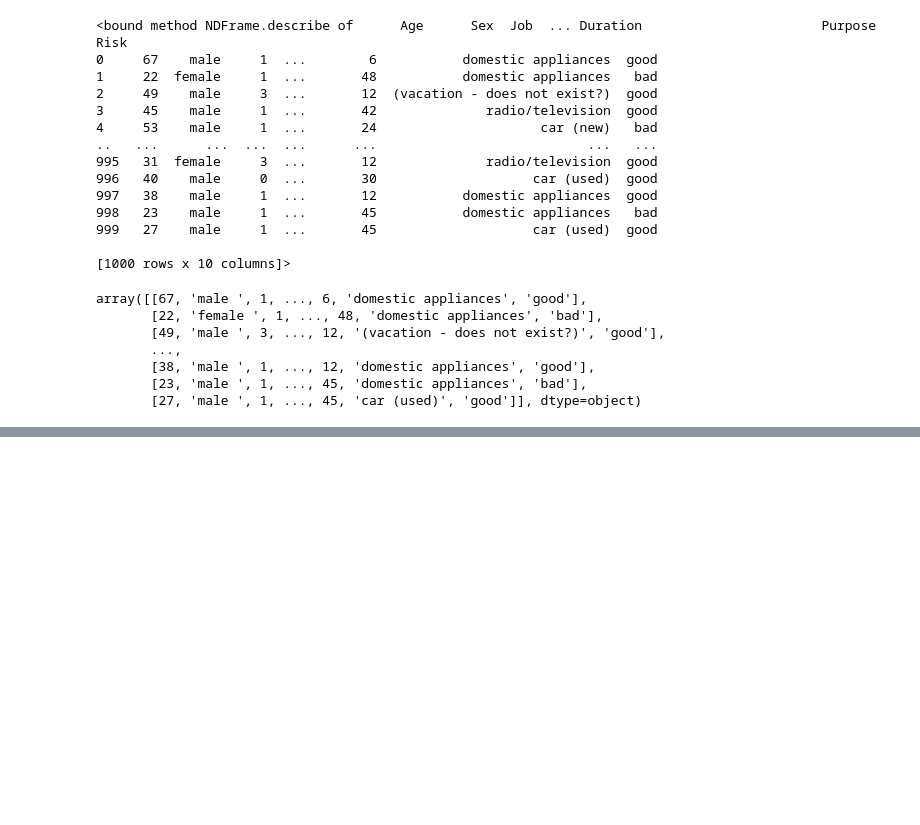
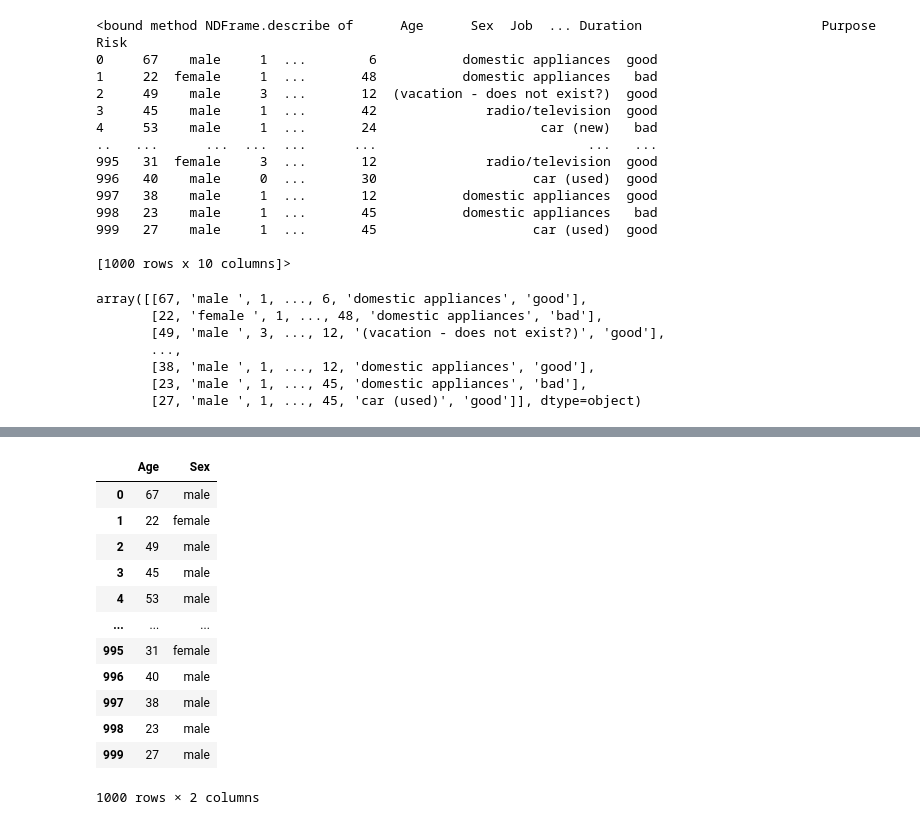
Before and after one commit to dpaggiola/machinelearning, a Jupyter notebook: PruebaInicial.ipynb, the cells around one changed output, grey strips where cells are left out. Cells and saved outputs as stored; diff of their text form; code cells hidden in the pictures; blank space fills up the shorter version.

```diff
--- a/PruebaInicial.ipynb
+++ b/PruebaInicial.ipynb
@@ -68,0 +101,17 @@ array([[67, 'male ', 1, ..., 6, 'domestic appliances', 'good'],
+# %%
+nuevo_df = df[['Age', 'Sex']]
+nuevo_df
+# %% [output]
+|  | Age | Sex |
+| 0 | 67 | male |
+| 1 | 22 | female |
+| 2 | 49 | male |
+| 3 | 45 | male |
+| 4 | 53 | male |
+| ... | ... | ... |
+| 995 | 31 | female |
+| 996 | 40 | male |
+| 997 | 38 | male |
+| 998 | 23 | male |
+| 999 | 27 | male |
+1000 rows × 2 columns
```
Also changed, not shown: parts of 12 cells of this notebook.
